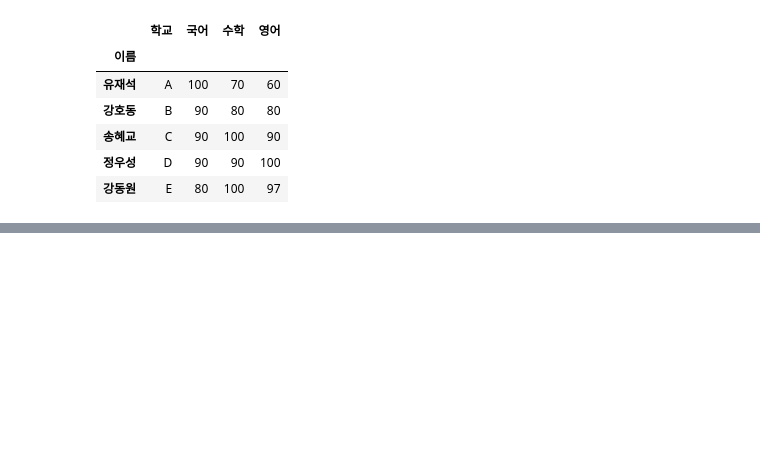
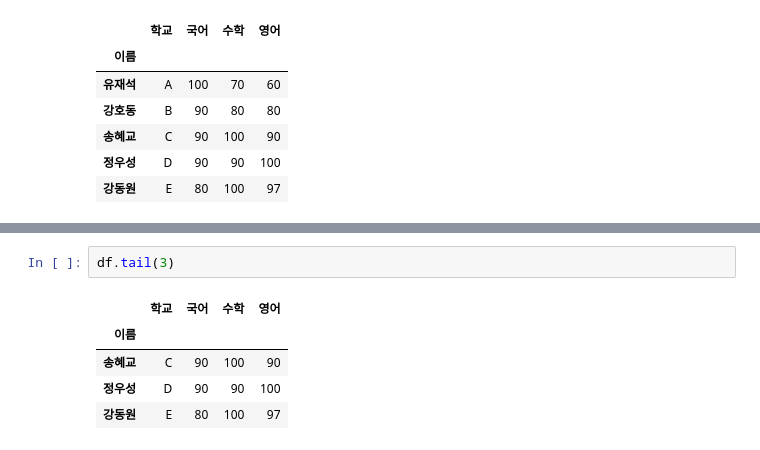
Before and after one commit to sukjin1/ed, a Jupyter notebook: Pandas_Nado.ipynb, the cells around one changed output, grey strips where cells are left out. Drawn from its saved outputs; the diff is of its cells as text; blank space fills up the shorter version.

```diff
--- a/Pandas_Nado.ipynb
+++ b/Pandas_Nado.ipynb
@@ -295,0 +432,8 @@ df.to_csv('exercise.csv')
+# %%
+df.tail(3)
+# %% [output]
+|  | 학교 | 국어 | 수학 | 영어 |
+| 이름 |  |  |  |  |
+| 송혜교 | C | 90 | 100 | 90 |
+| 정우성 | D | 90 | 90 | 100 |
+| 강동원 | E | 80 | 100 | 97 |
```
Also changed, not shown: parts of 24 cells of this notebook.
